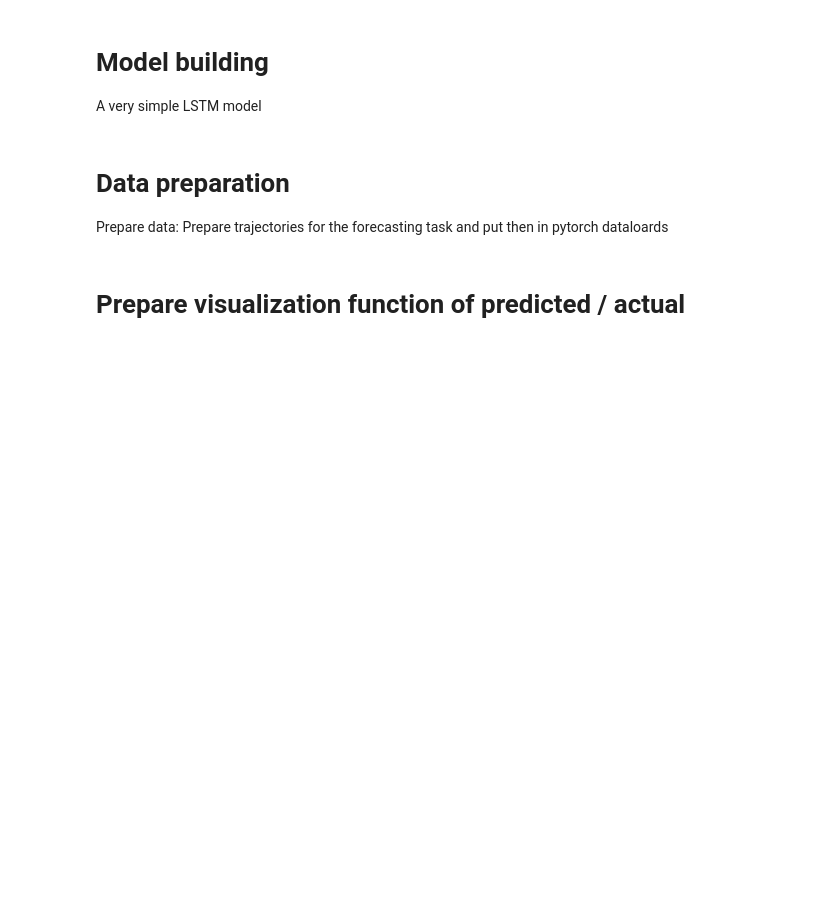
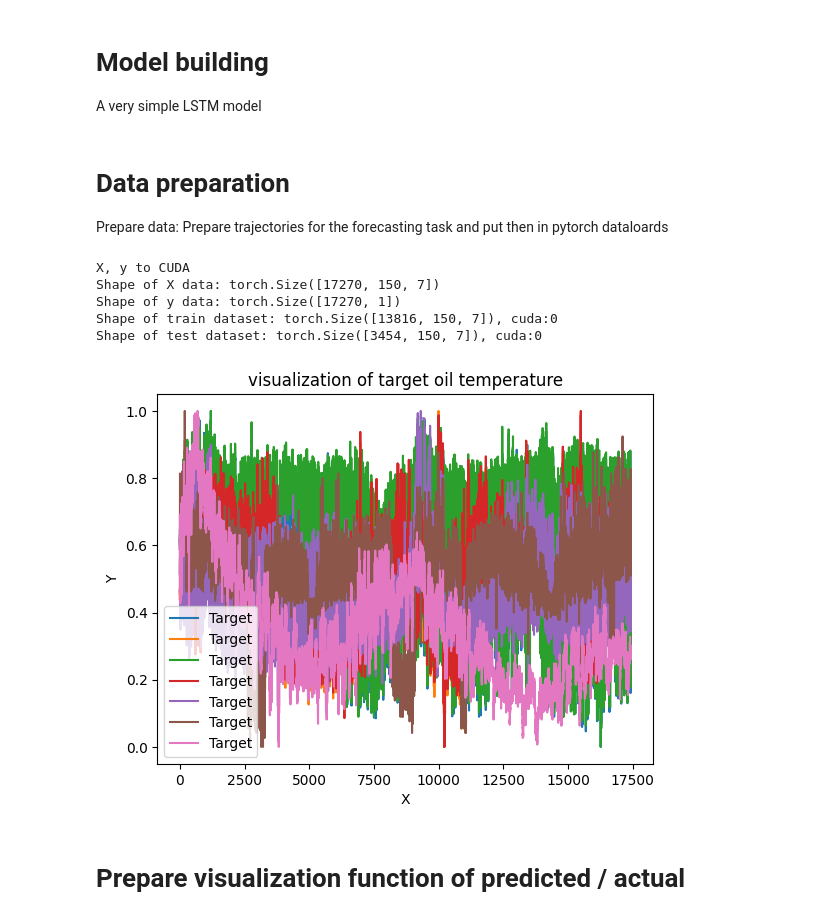
Before and after one commit to maximewel/papyrus-research, a Jupyter notebook: timeseries_forecasting/multivariate_forecast.ipynb, the cells around one changed output. Drawn from its saved outputs; the diff is of its cells as text; code cells hidden in the pictures; blank space fills up the shorter version.

```diff
--- a/timeseries_forecasting/multivariate_forecast.ipynb
+++ b/timeseries_forecasting/multivariate_forecast.ipynb
@@ -115,37 +125,48 @@ for i in range(0, len(target_scaled) - LOOKBACK):
     y.append(target_scaled[:,-1][i+LOOKBACK])
 
 X, y = torch.FloatTensor(np.asarray(X)), torch.FloatTensor(np.asarray(y)).unsqueeze(-1)
+if torch.cuda.is_available():
+    print("X, y to CUDA")
+    X =X.to('cuda')
+    y =y.to('cuda')
 
 print(f"Shape of X data: {X.shape}")
 print(f"Shape of y data: {y.shape}")
 
 test_size = 0.2  # Adjust the test set size as needed
 X_train, X_test, Y_train, Y_test = train_test_split(X, y, test_size=test_size, random_state=42)
 
-print(f"Shape of train dataset: {X_train.shape}")
-print(f"Shape of test dataset: {X_test.shape}")
+print(f"Shape of train dataset: {X_train.shape}, {X_train.device}")
+print(f"Shape of test dataset: {X_test.shape}, {X_test.device}")
 
 class SimpleDataset(Dataset):
     def __init__(self, X, Y):
         self.X = X
         self.Y = Y
 
     def __len__(self):
         return len(self.X)
 
     def __getitem__(self, idx):
         return self.X[idx], self.Y[idx]
 
 batch_size = 32
 shuffle = False
 
 train_dataset = SimpleDataset(X_train, Y_train)
 test_dataset = SimpleDataset(X_test, Y_test)
 
 train_dataloader = DataLoader(train_dataset, batch_size=32, shuffle=True)
 test_dataloader = DataLoader(test_dataset, batch_size=32, shuffle=False)
 
 visualize_ts("visualization of target oil temperature", target_scaled, "Target")
+# %% [output]
+X, y to CUDA
+Shape of X data: torch.Size([17270, 150, 7])
+Shape of y data: torch.Size([17270, 1])
+Shape of train dataset: torch.Size([13816, 150, 7]), cuda:0
+Shape of test dataset: torch.Size([3454, 150, 7]), cuda:0
+[figure, added]
 # %% [markdown]
 # Prepare visualization function of predicted / actual
 # %%
```
Also changed, not shown: parts of 7 cells of this notebook, 4 other files.
